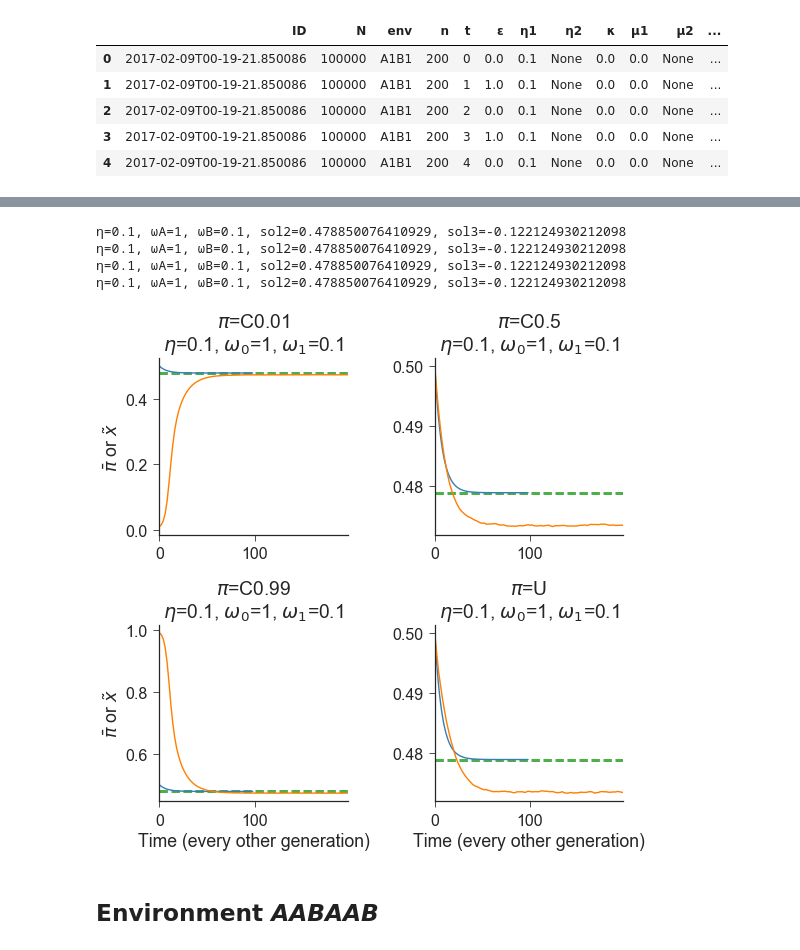
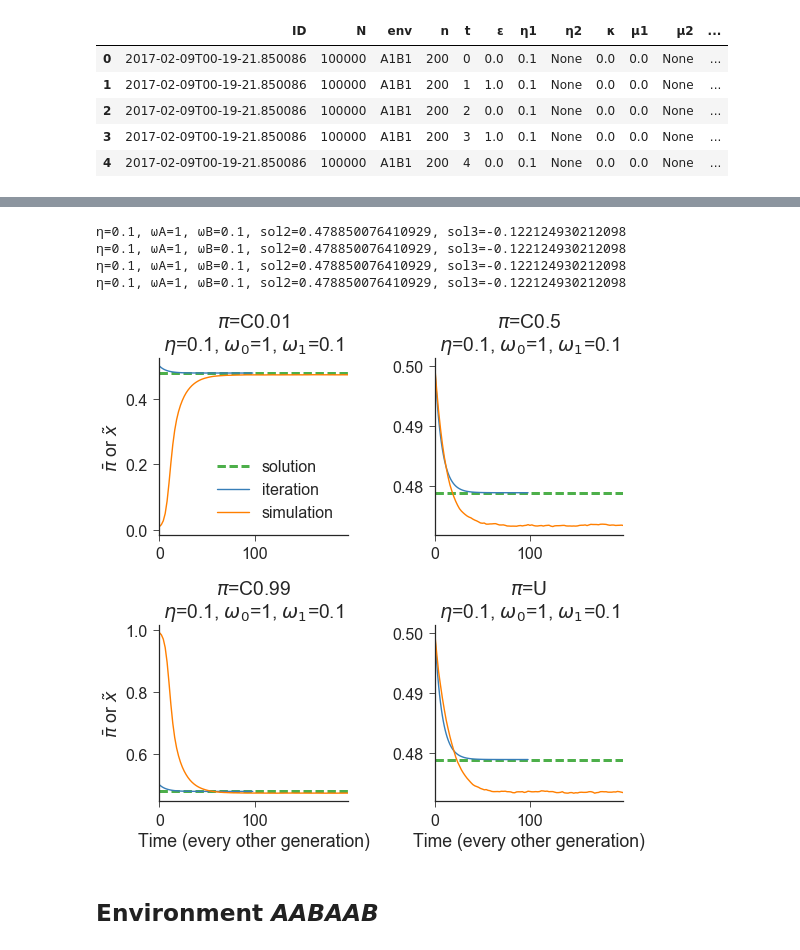
Before and after one commit to yoavram/Milpitas, a Jupyter notebook: recurrence.ipynb, the cells around one changed output, grey strips where cells are left out. Saved outputs shown, nothing was run; the diff lists cells and outputs as text; code cells hidden in the pictures.

```diff
--- a/recurrence.ipynb
+++ b/recurrence.ipynb
@@ -117,7 +117,7 @@ df.head()
 # %%
 fig, axes = plt.subplots(2, 2, figsize=(8, 8), sharex='col', sharey='col')
 
-agg = df[df['π0'] == 'U'].groupby(['ω0', 'ω1', 'η1', 't']).agg(np.mean)['π'].reset_index()
+agg = df[df[' '] == 'U'].groupby(['ω0', 'ω1', 'η1', 't']).agg(np.mean)['π'].reset_index()
 for (key, grp), ax in zip(agg[agg['t'] % 2 == 0].groupby(['ω0', 'ω1', 'η1']), axes.flat):
     ωA_, ωB_, η_ = key
     n = grp['t'].max()
@@ -144,7 +144,7 @@ for i in range(2): axes[0, i].set_xlabel('')
 for i in range(2): axes[1, i].set_xlabel('Time (every other generation)')
 for i in range(2): axes[i, 1].set_ylabel('')
 for i in range(2): axes[i, 0].set_ylabel(r'$\bar{\pi}$ or $\tilde{x}$')
-# axes[0,0].legend().set_visible(True)
+axes[0,0].legend().set_visible(True)
 
 fig.tight_layout()
 sns.despine()
@@ -168,36 +168,36 @@ for (π0_, grp), ax in zip(agg[agg['t'] % 2 == 0].groupby('π0'), axes.flat):
     subs = [(η, η_), (ωA, ωA_), (ωB, ωB_)]
     sol2_ = sol2.subs(subs)
     sol3_ = sol3.subs(subs)
     print("η={}, ωA={}, ωB={}, sol2={}, sol3={}".format(η_, ωA_, ωB_, sol2_, sol3_))
     sol = float(sol2_ if 1 > sol2_ > 0 else sol3_)
     ax.axhline(sol, color=green, lw=3, ls='--', label='solution')
     # iteration
     x_ = np.empty(n//2)
     x_[0] = 0.5
     for t in range(1, n//2):
         x_[t] = xxx.subs(subs + [(x, x_[t-1])])
     ax.plot(range(0, n//2), x_, color=blue, label='iteration')
     # simulations
     grp.plot('t', 'π', color=orange, ax=ax, label='simulation')
     # styling
     ax.set_title('$\pi$={}\n$\eta$={}, $\omega_0$={}, $\omega_1$={}'.format(π0_, η_, ωA_, ωB_))
     ax.legend().set_visible(False)
 
 for i in range(2): axes[0, i].set_xlabel('')
 for i in range(2): axes[1, i].set_xlabel('Time (every other generation)')
 for i in range(2): axes[i, 1].set_ylabel('')
 for i in range(2): axes[i, 0].set_ylabel(r'$\bar{\pi}$ or $\tilde{x}$')
-# axes[0,0].legend().set_visible(True)
+axes[0,0].legend().set_visible(True)
 
 fig.tight_layout()
 sns.despine()
-# fig.savefig('figures/env_A1B1.pdf');
+fig.savefig('figures/env_A1B1_π0.pdf');
 # %% [output]
 η=0.1, ωA=1, ωB=0.1, sol2=0.478850076410929, sol3=-0.122124930212098
 η=0.1, ωA=1, ωB=0.1, sol2=0.478850076410929, sol3=-0.122124930212098
 η=0.1, ωA=1, ωB=0.1, sol2=0.478850076410929, sol3=-0.122124930212098
 η=0.1, ωA=1, ωB=0.1, sol2=0.478850076410929, sol3=-0.122124930212098
-[figure, old version]
+[figure, new version]
 # %% [markdown]
 ## Environment _AABAAB_
 # %%
```
Also changed, not shown: parts of 9 cells of this notebook, 1 other file.
